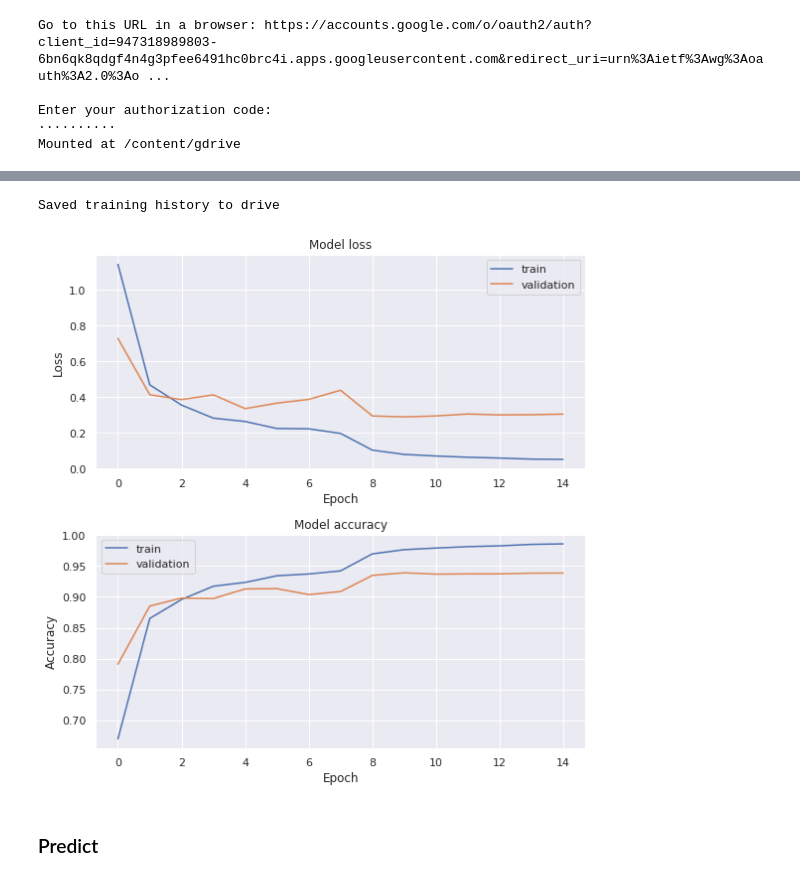
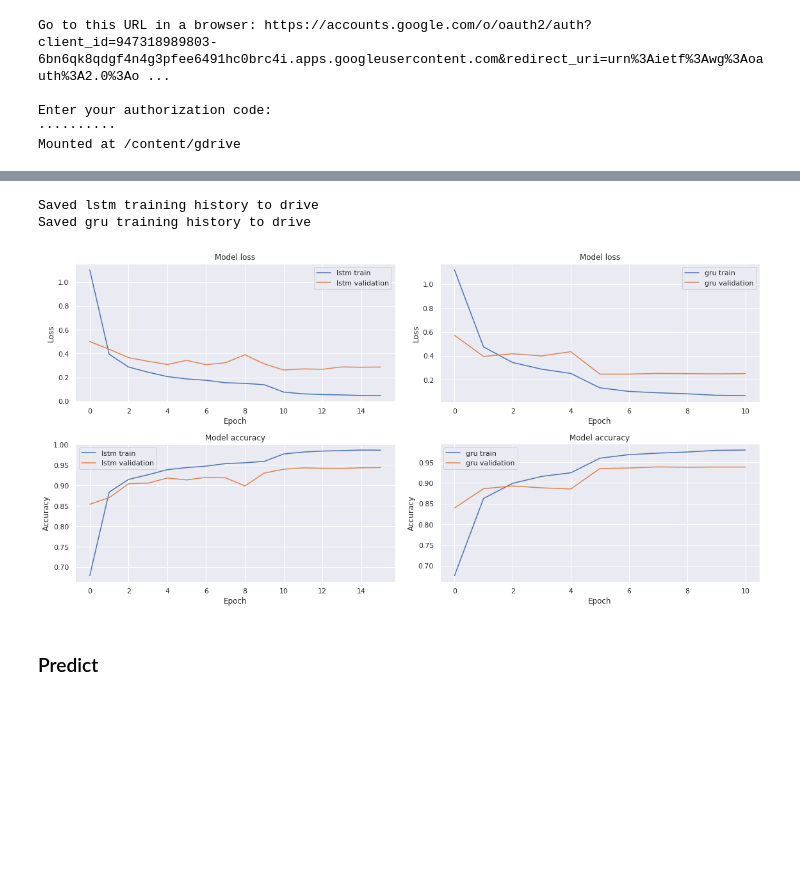
Before and after one commit to Mmiglio/SpeechRecognition, a Jupyter notebook: notebooks/Rnn-attention_mechanisms.ipynb, the cells around one changed output, grey strips where cells are left out. Saved outputs shown, nothing was run; the diff lists cells and outputs as text; code cells hidden in the pictures; blank space fills up the shorter version.

Commit message:
lstm gru comparison

```diff
--- a/notebooks/Rnn-attention_mechanisms.ipynb
+++ b/notebooks/Rnn-attention_mechanisms.ipynb
@@ -191,46 +210,74 @@ Saved model to drive
 # %%
 import pickle
 ## Save history data
-with open(GDRIVE_PATH + "train_results.pickle", "wb") as handle:
-    pickle.dump(history.history, handle, protocol=pickle.HIGHEST_PROTOCOL)
-print("Saved training history to drive")
+with open(GDRIVE_PATH + "lstm_train_results.pickle", "wb") as handle:
+    pickle.dump(history_lstm.history, handle, protocol=pickle.HIGHEST_PROTOCOL)
+print("Saved lstm training history to drive")
+
+with open(GDRIVE_PATH + "gru_train_results.pickle", "wb") as handle:
+    pickle.dump(history_gru.history, handle, protocol=pickle.HIGHEST_PROTOCOL)
+print("Saved gru training history to drive")
 # %% [output]
-Saved training history to drive
+Saved lstm training history to drive
+Saved gru training history to drive
 # %%
 ## test load
-with open(GDRIVE_PATH + "train_results.pickle", 'rb') as handle:
-    hist = pickle.load(handle)
+with open(GDRIVE_PATH + "lstm_train_results.pickle", 'rb') as handle:
+    lstm_hist = pickle.load(handle)
+
+with open(GDRIVE_PATH + "gru_train_results.pickle", 'rb') as handle:
+    gru_hist = pickle.load(handle)
 # %%
 import matplotlib.pyplot as plt
 import seaborn as sns
 
 sns.set()
 
-acc = hist['sparse_categorical_accuracy']
-val_acc = hist['val_sparse_categorical_accuracy']
+lstm_acc = lstm_hist['sparse_categorical_accuracy']
+lstm_val_acc = lstm_hist['val_sparse_categorical_accuracy']
 
-loss = hist['loss']
-val_loss = hist['val_loss']
+lstm_loss = lstm_hist['loss']
+lstm_val_loss = lstm_hist['val_loss']
 
-fig, (ax1,ax2) = plt.subplots(2,1, figsize=(8,8))
+gru_acc = gru_hist['sparse_categorical_accuracy']
+gru_val_acc = gru_hist['val_sparse_categorical_accuracy']
 
-ax1.plot(loss, label='train')
-ax1.plot(val_loss, label='validation')
-ax1.set_title('Model loss')
-ax1.set_xlabel('Epoch')
-ax1.set_ylabel('Loss')
-ax1.legend()
+gru_loss = gru_hist['loss']
+gru_val_loss = gru_hist['val_loss']
 
-ax2.plot(acc, label='train')
-ax2.plot(val_acc, label='validation')
-ax2.set_title('Model accuracy')
-ax2.set_xlabel('Epoch')
-ax2.set_ylabel('Accuracy')
-ax2.legend()
+fig, (ax1,ax2) = plt.subplots(2,2, figsize=(16,8))
+
+ax1[0].plot(lstm_loss, label='lstm train')
+ax1[0].plot(lstm_val_loss, label='lstm validation')
+ax1[0].set_title('Model loss')
+ax1[0].set_xlabel('Epoch')
+ax1[0].set_ylabel('Loss')
+ax1[0].legend()
+
+ax1[1].plot(gru_loss, label='gru train')
+ax1[1].plot(gru_val_loss, label='gru validation')
+ax1[1].set_title('Model loss')
+ax1[1].set_xlabel('Epoch')
+ax1[1].set_ylabel('Loss')
+ax1[1].legend()
+
+ax2[0].plot(lstm_acc, label='lstm train')
+ax2[0].plot(lstm_val_acc, label='lstm validation')
+ax2[0].set_title('Model accuracy')
+ax2[0].set_xlabel('Epoch')
+ax2[0].set_ylabel('Accuracy')
+ax2[0].legend()
+
+ax2[1].plot(gru_acc, label='gru train')
+ax2[1].plot(gru_val_acc, label='gru validation')
+ax2[1].set_title('Model accuracy')
+ax2[1].set_xlabel('Epoch')
+ax2[1].set_ylabel('Accuracy')
+ax2[1].legend()
 
 plt.tight_layout()
 fig.show()
 # %% [output]
-[figure, old version]
+[figure, new version]
 # %% [markdown]
 ### Predict
```
Also changed, not shown: parts of 11 cells of this notebook.
